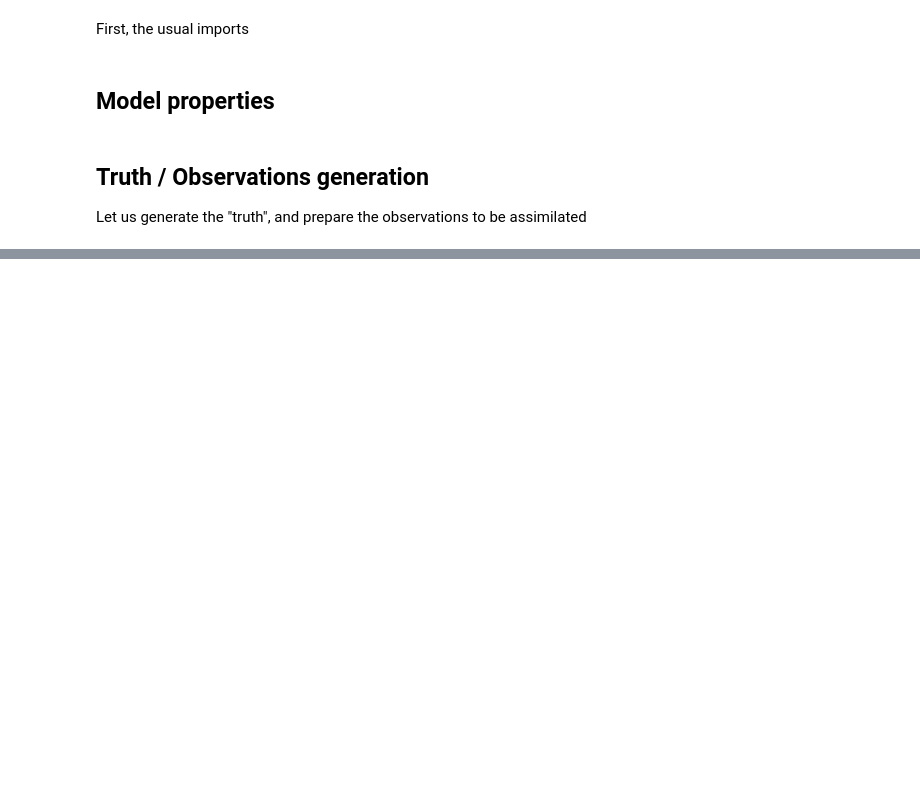
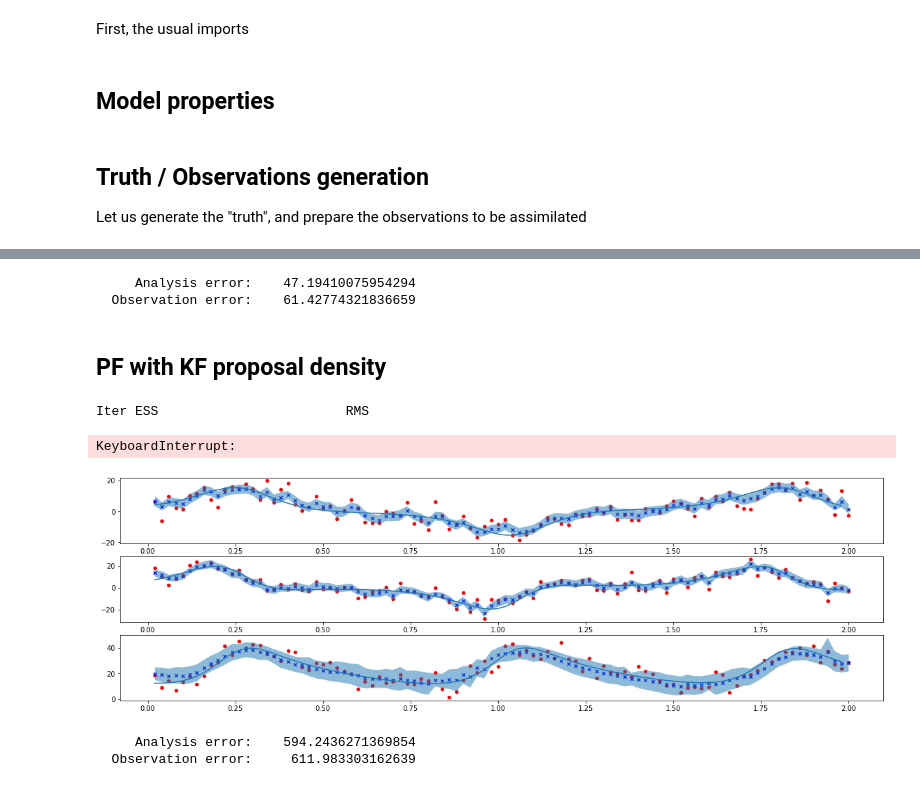
Before and after one commit to VTrappler/DA_sandbox, a Jupyter notebook: lorenz63_PF.ipynb, the cells around one changed output, grey strips where cells are left out. Saved outputs shown, nothing was run; the diff lists cells and outputs as text; code cells hidden in the pictures; blank space fills up the shorter version.

```diff
--- a/lorenz63_PF.ipynb
+++ b/lorenz63_PF.ipynb
@@ -101,0 +111,54 @@ plt.show()
+# %%
+analysis_error = est[1:, 0] - truth.state_vector[i, (burn + 1):burn + assimilation_steps]
+observation_error = obs[1:, 0] - truth.state_vector[i, (burn + 1):burn + assimilation_steps]
+ea = (analysis_error**2).mean()
+eo = (observation_error**2).mean()
+print(f"{'Analysis error:': >20} {ea:>20}")
+print(f"{'Observation error:': >20} {eo:>20}")
+# %% [output]
+     Analysis error:    47.19410075954294
+  Observation error:    61.42774321836659
+# %% [markdown]
+## PF with KF proposal density
+# %%
+OKPF = OptimalKPF(state_dimension=3, Nparticles=Nparticles, R=R, Q=Q)
+OKPF.H = H
+OKPF.set_forwardmodel(lambda x: Lorenz63Model.integrate(
+    0, x, period_assim)[1][:, -1] + np.random.multivariate_normal(np.zeros(3), cov=Q))
+OKPF.generate_particles(
+    mean=truth.state_vector[:, -1],
+    cov=sigobs * np.eye(state_dimension),
+)
+# %%
+period_assim = 1
+dOKPF = OKPF.run(assimilation_steps, lambda i: observations_vector[i], full_obs=True, ESS_lim=None)
+# %% [output]
+Iter ESS                        RMS
+KeyboardInterrupt:
+# %%
+est = np.array(dOKPF["estimates"])[:, 0, :]
+std = np.sqrt(np.array(dOKPF["estimates"])[:, 1, :])
+obs = np.array(dOKPF["observations"])
+wei = np.array(dOKPF["weights"])
+# %%
+plt.figure(figsize=(20,6))
+for i in range(3):
+    plt.subplot(3, 1, i + 1)
+    plt.plot(truth.t[(burn +1):burn+assimilation_steps], truth.state_vector[i, (burn+1):burn + assimilation_steps])
+    plt.scatter(dOKPF["time"], obs[:, i], marker="o", c="red", s=20)
+    plt.scatter(dOKPF["time"], est[:, i], marker="x", color="blue", s=20)
+    # plt.vlines(dOKPF["time"], est[:, i], obs[:, i])
+    plt.fill_between(dOKPF['time'], (est + 2*std)[:, i],(est - 2*std)[:, i], alpha=0.5)
+plt.show()
+# %% [output]
+[figure, added]
+# %%
+analysis_error = est[1:, 0] - truth.state_vector[i, (burn + 1):burn + assimilation_steps]
+observation_error = obs[1:, 0] - truth.state_vector[i, (burn + 1):burn + assimilation_steps]
+ea = (analysis_error**2).mean()
+eo = (observation_error**2).mean()
+print(f"{'Analysis error:': >20} {ea:>20}")
+print(f"{'Observation error:': >20} {eo:>20}")
+# %% [output]
+     Analysis error:    594.2436271369854
+  Observation error:     611.983303162639
```
Also changed, not shown: parts of 12 cells of this notebook, 3 other files.
